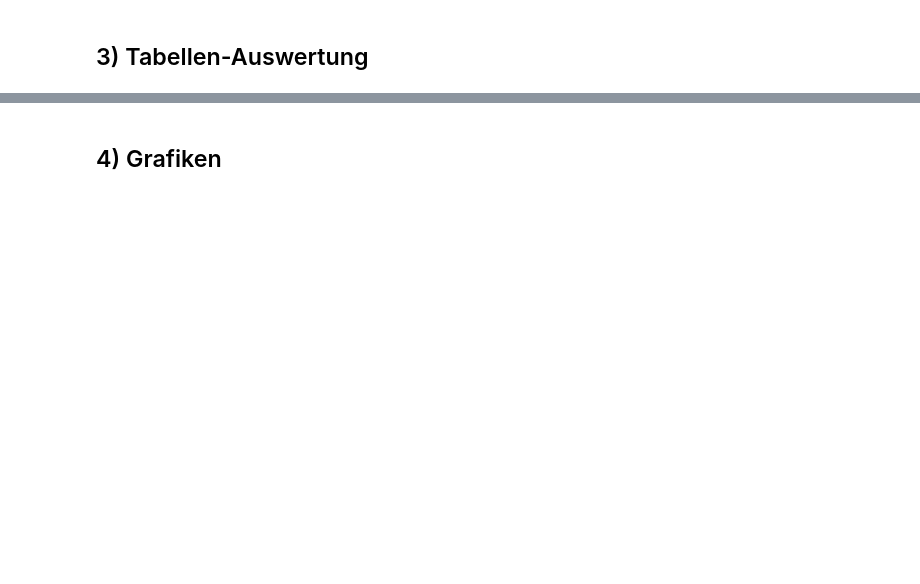
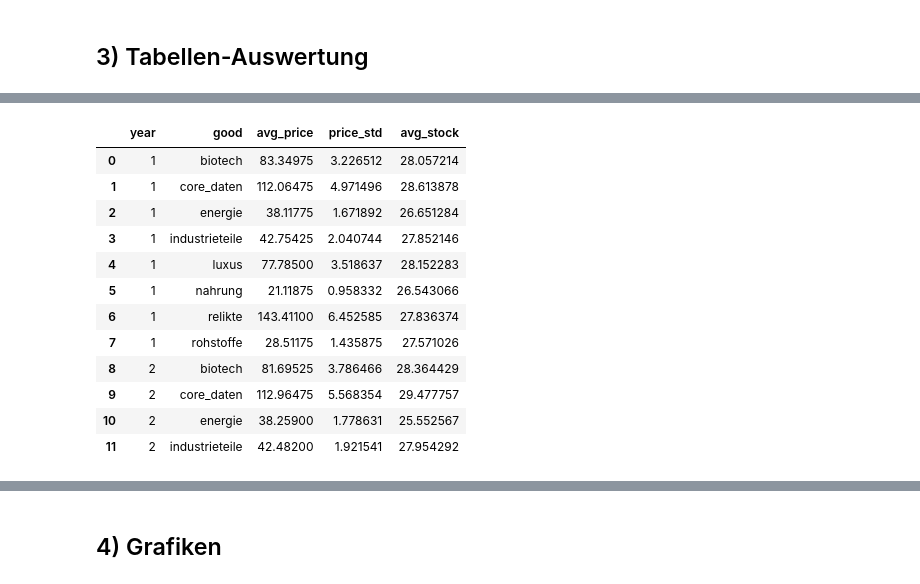
Before and after one commit to junker-joerg/OpenAIWork_MKoehler, a Jupyter notebook: trade_sim_notebook.ipynb, the cells around one changed output, grey strips where cells are left out. Saved outputs shown, nothing was run; the diff lists cells and outputs as text; code cells hidden in the pictures; blank space fills up the shorter version.

```diff
--- a/trade_sim_notebook.ipynb
+++ b/trade_sim_notebook.ipynb
@@ -29,0 +22,26 @@ SHOW_TRADE_LOG_PER_YEAR = 3  # Einträge pro Jahr in der Jahrestabelle
+# %%
+# Simulationsparameter
+YEARS = 30
+SEED = 7
+NUM_RUNS = 5
+EVENT_CHANCE = 0.45
+TRADE_INTENSITY = 1.0
+FACTION_STRENGTH = 1.0
+
+TOP_N_WORLDS = 5
+SHOW_TRADE_LOG_PER_YEAR = 3  # Einträge pro Jahr in der Jahrestabelle
+
+if not isinstance(YEARS, int) or YEARS <= 0:
+    raise ValueError('YEARS muss eine positive ganze Zahl sein.')
+if not isinstance(NUM_RUNS, int) or NUM_RUNS <= 0:
+    raise ValueError('NUM_RUNS muss eine positive ganze Zahl sein.')
+for name, value in {
+    'EVENT_CHANCE': EVENT_CHANCE,
+    'TRADE_INTENSITY': TRADE_INTENSITY,
+    'FACTION_STRENGTH': FACTION_STRENGTH,
+}.items():
+    if not 0 <= value <= 1.5:
+        raise ValueError(f'{name} muss zwischen 0 und 1.5 liegen.')
+
+RUN_SEEDS = [SEED + run for run in range(NUM_RUNS)]
+print(f'{NUM_RUNS} Läufe mit Seeds: {RUN_SEEDS}')
@@ -100,10 +321,35 @@ top_worlds_last
 # %%
 # Durchschnittspreise pro Gut und Jahr über alle Welten
 df_price_avg = (
-    df_price.groupby(['year', 'good'], as_index=False)
+    df_price.groupby(['run', 'year', 'good'], as_index=False)
     .agg(avg_price=('price', 'mean'), avg_stock=('stock', 'mean'))
 )
 df_price_avg.head(12)
+
+# Mittelwerte und Streuung über alle Läufe
+df_price_summary = (
+    df_price.groupby(['year', 'good'], as_index=False)
+    .agg(
+        avg_price=('price', 'mean'),
+        price_std=('price', 'std'),
+        avg_stock=('stock', 'mean'),
+    )
+)
+df_price_summary.head(12)
+# %% [output]
+|  | year | good | avg_price | price_std | avg_stock |
+| 0 | 1 | biotech | 83.34975 | 3.226512 | 28.057214 |
+| 1 | 1 | core_daten | 112.06475 | 4.971496 | 28.613878 |
+| 2 | 1 | energie | 38.11775 | 1.671892 | 26.651284 |
+| 3 | 1 | industrieteile | 42.75425 | 2.040744 | 27.852146 |
+| 4 | 1 | luxus | 77.78500 | 3.518637 | 28.152283 |
+| 5 | 1 | nahrung | 21.11875 | 0.958332 | 26.543066 |
+| 6 | 1 | relikte | 143.41100 | 6.452585 | 27.836374 |
+| 7 | 1 | rohstoffe | 28.51175 | 1.435875 | 27.571026 |
+| 8 | 2 | biotech | 81.69525 | 3.786466 | 28.364429 |
+| 9 | 2 | core_daten | 112.96475 | 5.568354 | 29.477757 |
+| 10 | 2 | energie | 38.25900 | 1.778631 | 25.552567 |
+| 11 | 2 | industrieteile | 42.48200 | 1.921541 | 27.954292 |
 # %%
 # Hyperion-Fokus: Preise und Lager auf Hyperion
 df_hyperion = df_price[df_price['world'] == 'Hyperion'].copy()
```
Also changed, not shown: parts of 15 cells of this notebook, 9 other files.
